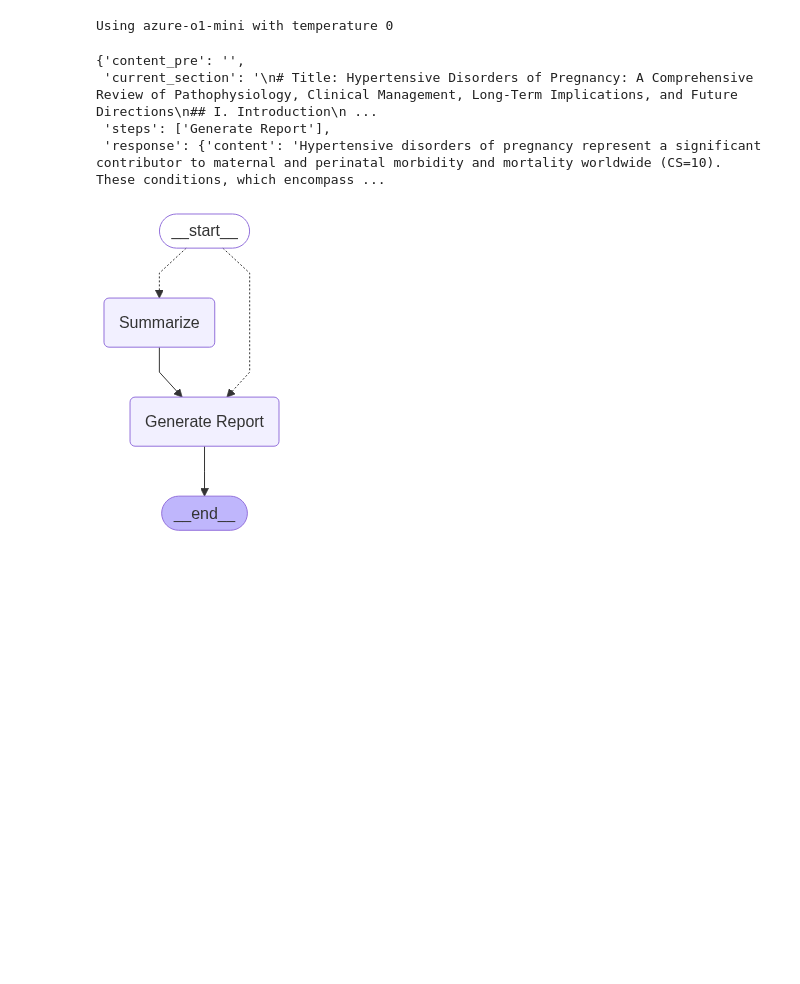
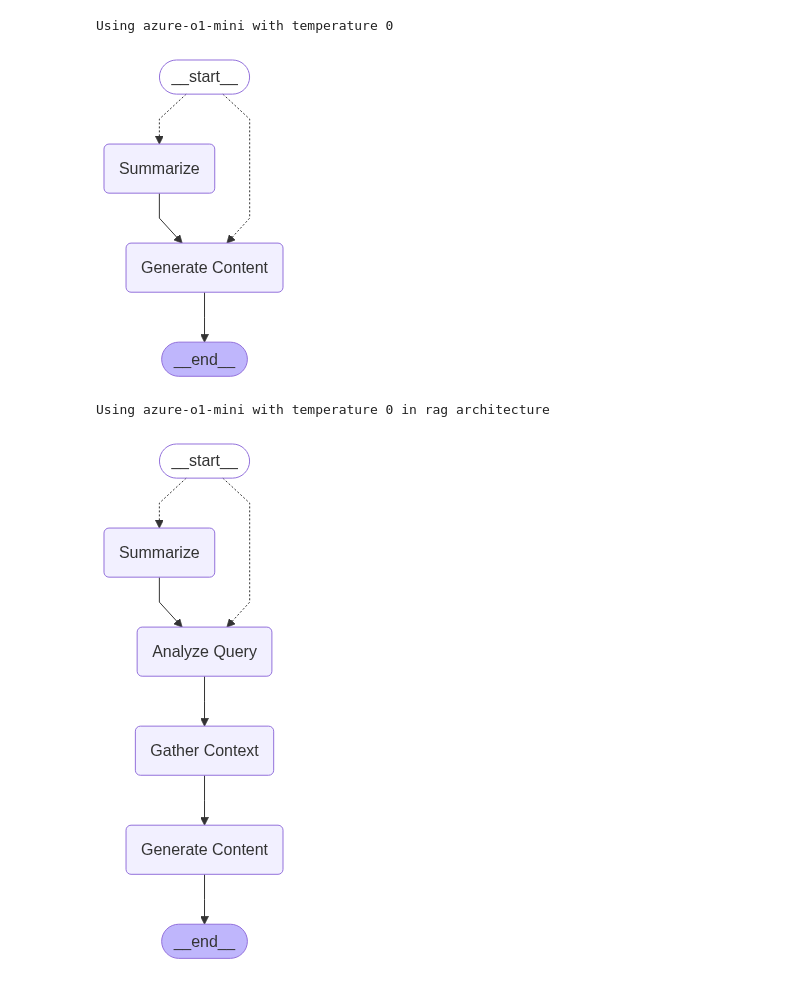
Before and after one commit to amlantalukder/Discourse2Draft, a Jupyter notebook: notebooks/test.ipynb, the cells around one changed output. Drawn from its saved outputs; the diff is of its cells as text; code cells hidden in the pictures; blank space fills up the shorter version.

```diff
--- a/notebooks/test.ipynb
+++ b/notebooks/test.ipynb
@@ -47,5 +1,4 @@ APIConnectionError: Connection error.
 # %%
-from src.backend.architecture import Architecture
 llm = 'azure-o1-mini'
 temperature = 0
 instructions = '''\
@@ -77,26 +30,10 @@ instructions = '''\
     - When responding your sole values should be scientific accuracy, application of rigorous scientific reasoning, and material reasoning/rationality.
     - Identify hidden biases in your answer and correct them.
     '''
-
-agent = Architecture(model_name=llm, temperature=temperature, instructions=instructions).agent
-# %% [output]
-Using azure-o1-mini with temperature 0
-# %%
-current_section = '''
-# Title: Hypertensive Disorders of Pregnancy: A Comprehensive Review of Pathophysiology, Clinical Management, Long-Term Implications, and Future Directions
-## I. Introduction
-<content>
-### A. Historical Perspective and Evolution of Understanding
-'''
-content_pre = ''
-
-agent.invoke({'content_pre': content_pre, 'current_section': current_section}, {"configurable": {"thread_id": "abc123"}})
-# %% [output]
-{'content_pre': '',
- 'current_section': '\n# Title: Hypertensive Disorders of Pregnancy: A Comprehensive Review of Pathophysiology, Clinical Management, Long-Term Implications, and Future Directions\n## I. Introduction\n ...
- 'steps': ['Generate Report'],
- 'response': {'content': 'Hypertensive disorders of pregnancy represent a significant contributor to maternal and perinatal morbidity and mortality worldwide (CS=10). These conditions, which encompass ...
 # %%
+from src.backend.architecture import Architecture
+agent = Architecture(model_name=llm, temperature=temperature, instructions=instructions).agent
+
 from IPython.display import Image, display
 
 try:
@@ -105,4 +42,19 @@ except Exception:
     # This requires some extra dependencies and is optional
     pass
 # %% [output]
+Using azure-o1-mini with temperature 0
-[figure, old version]
+[figure, new version]
+# %%
+from src.backend.architecture import Architecture
+agent = Architecture(model_name=llm, temperature=temperature, instructions=instructions, type='rag', collection_name='ai_word_processor_collection_34').agent
+
+from IPython.display import Image, display
+
+try:
+    display(Image(agent.get_graph().draw_mermaid_png()))
+except Exception:
+    # This requires some extra dependencies and is optional
+    pass
+# %% [output]
+Using azure-o1-mini with temperature 0 in rag architecture
+[figure, added]
```
Also changed, not shown: parts of 5 cells of this notebook, 24 other files.
